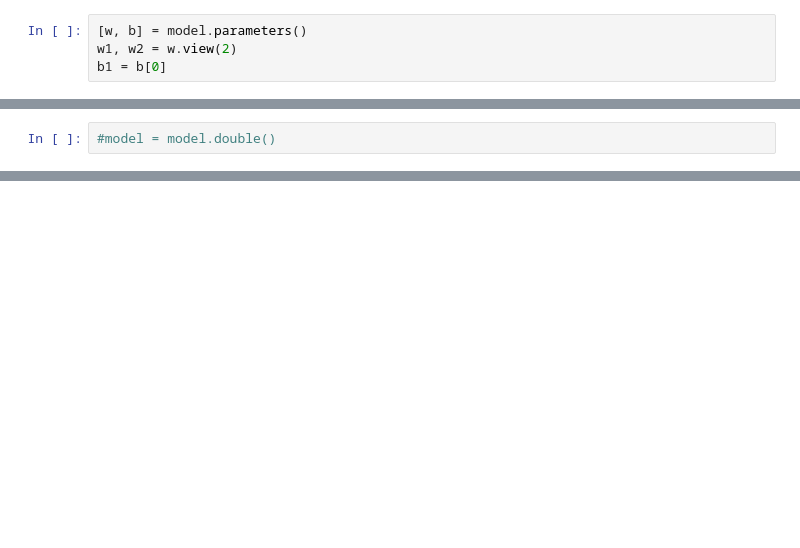
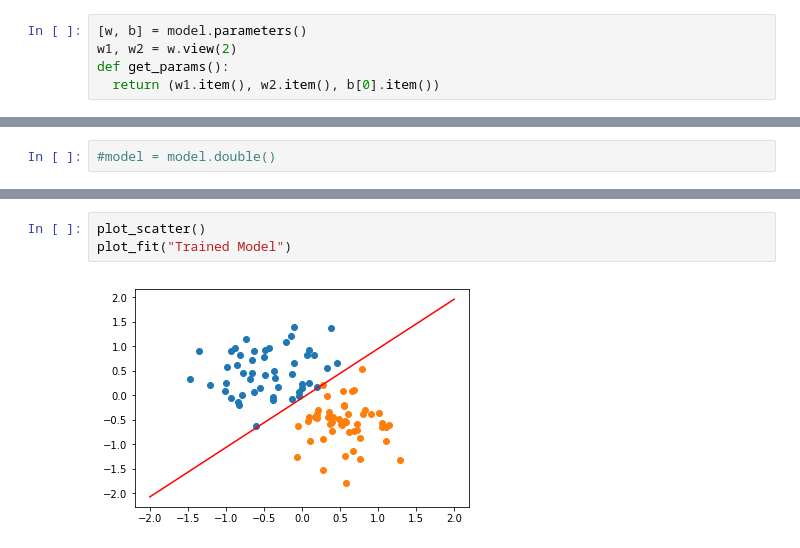
Before and after one commit to aditya00kumar/data-science-with-python, a Jupyter notebook: Perceptron_pytorch.ipynb, the cells around one changed output, grey strips where cells are left out. Drawn from its saved outputs; the diff is of its cells as text; blank space fills up the shorter version.

```diff
--- a/Perceptron_pytorch.ipynb
+++ b/Perceptron_pytorch.ipynb
@@ -83,4 +54,5 @@ list(model.parameters())
 # %%
 [w, b] = model.parameters()
 w1, w2 = w.view(2)
-b1 = b[0]
+def get_params():
+  return (w1.item(), w2.item(), b[0].item())
@@ -128,0 +117,5 @@ torch.float64
+# %%
+plot_scatter()
+plot_fit("Trained Model")
+# %% [output]
+[figure, added]
```
Also changed, not shown: parts of 17 cells of this notebook.
